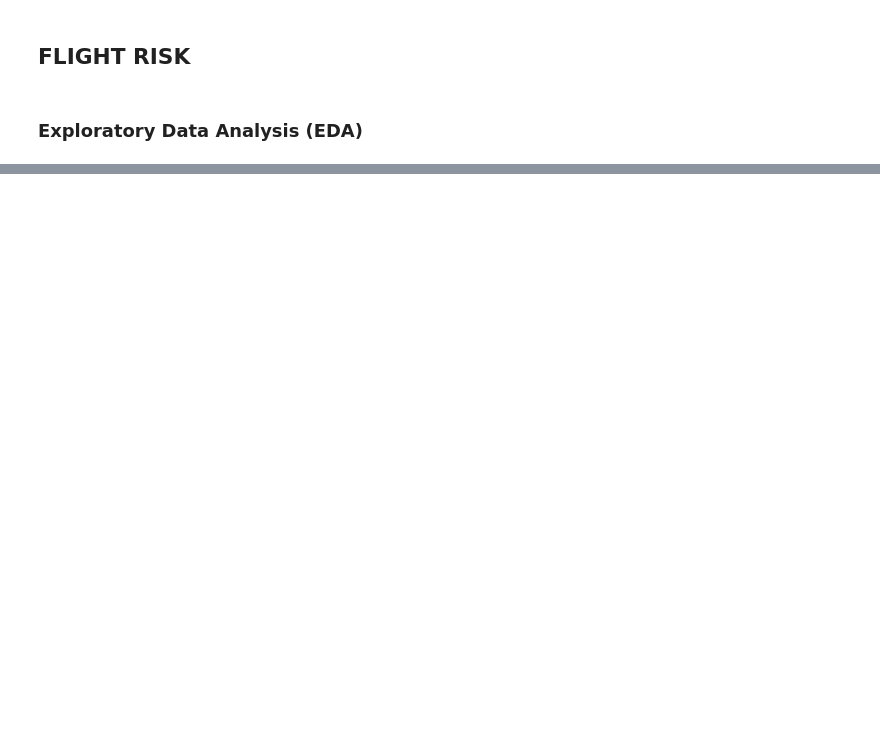
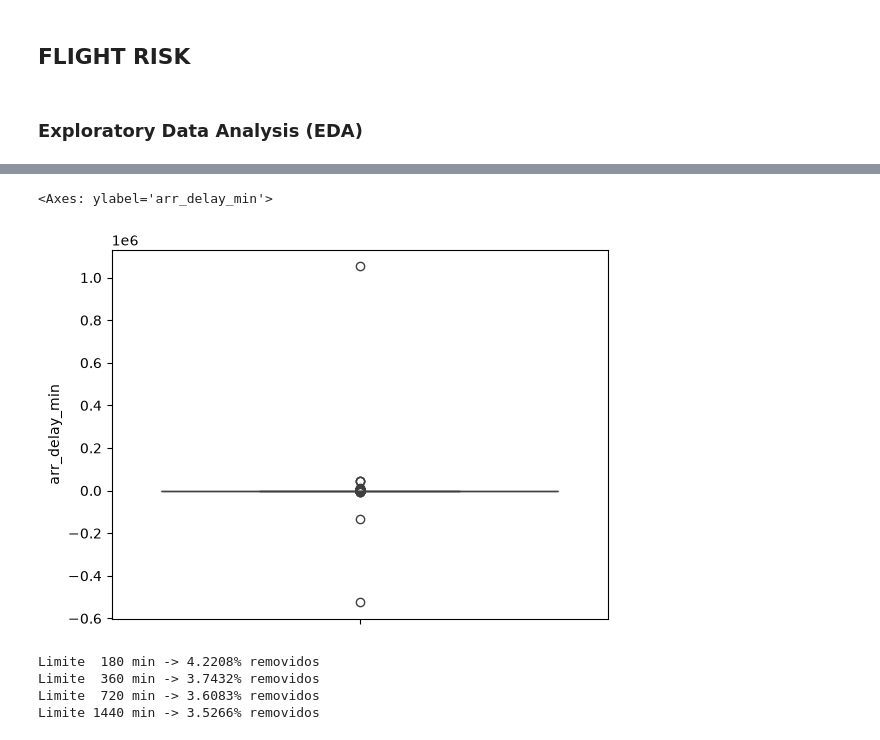
Before and after one commit to LuisHBeck/flight-risk, a Jupyter notebook: notebooks/luishbeck.ipynb, the cells around one changed output, grey strips where cells are left out. Drawn from its saved outputs; the diff is of its cells as text; code cells hidden in the pictures; blank space fills up the shorter version.

```diff
--- a/notebooks/luishbeck.ipynb
+++ b/notebooks/luishbeck.ipynb
@@ -39,0 +285,23 @@ dtype: int64
+# %%
+sns.boxplot(data_delay["arr_delay_min"])
+# %% [output]
+<Axes: ylabel='arr_delay_min'>
+[figure, added]
+# %%
+# OUTLIERS
+
+for limite in [180, 360, 720, 1440]:
+    pct = (
+        ~data_delay["arr_delay_min"]
+        .between(-180, limite)
+    ).mean() * 100
+
+    print(
+        f"Limite {limite:4} min -> "
+        f"{pct:.4f}% removidos"
+    )
+# %% [output]
+Limite  180 min -> 4.2208% removidos
+Limite  360 min -> 3.7432% removidos
+Limite  720 min -> 3.6083% removidos
+Limite 1440 min -> 3.5266% removidos
```
Also changed, not shown: parts of 29 cells of this notebook.
